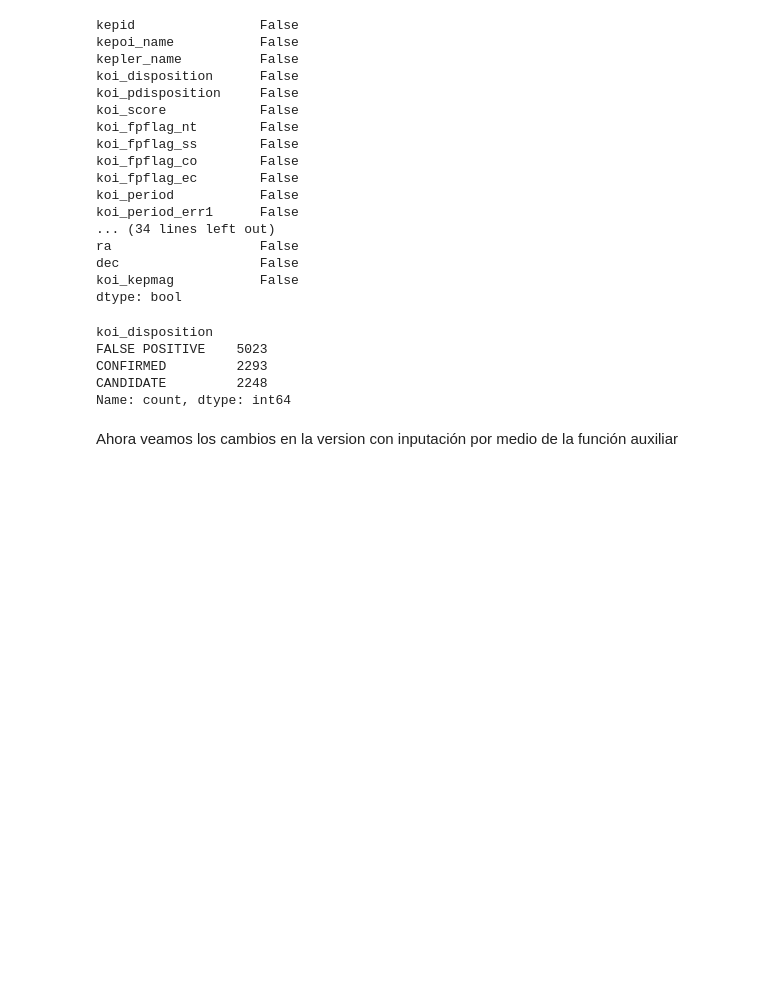
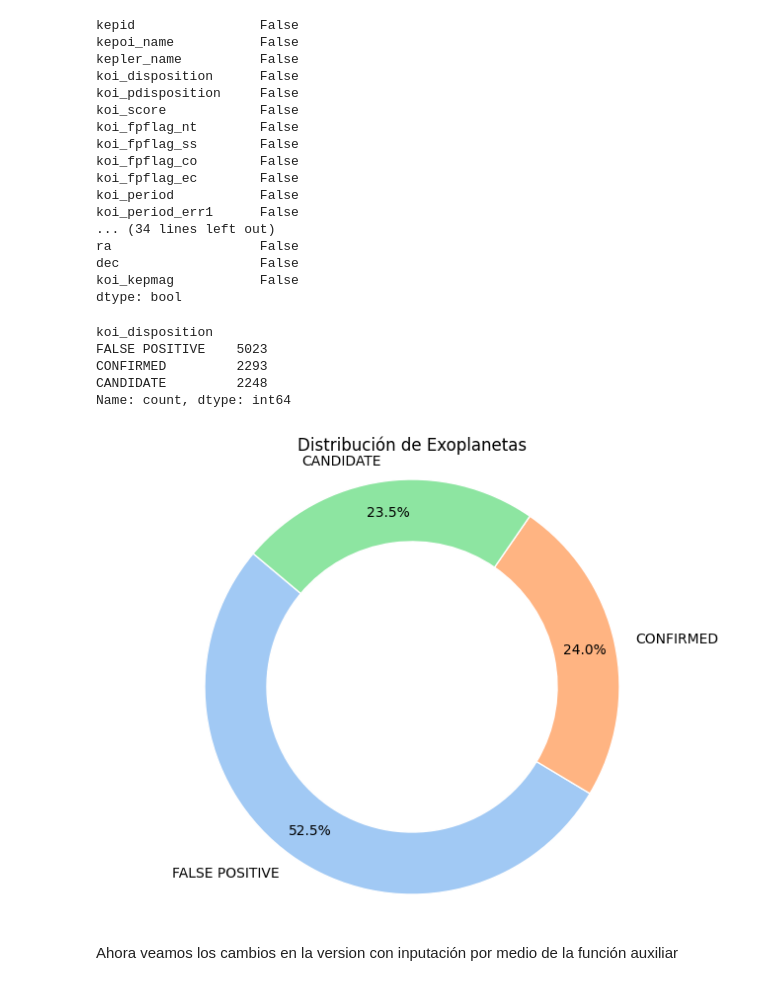
Before and after one commit to lvalencia232/KeplerExoplanet, a Jupyter notebook: kepler_exoplanet.ipynb, the cells around one changed output. Cells and saved outputs as stored; diff of their text form; code cells hidden in the pictures; blank space fills up the shorter version.

```diff
--- a/kepler_exoplanet.ipynb
+++ b/kepler_exoplanet.ipynb
@@ -606,6 +606,24 @@ FALSE POSITIVE    5023
 CONFIRMED         2293
 CANDIDATE         2248
 Name: count, dtype: int64
+# %%
+conteo_planetas = df['koi_disposition'].value_counts().values
+categorias = df['koi_disposition'].value_counts().index
+colors = sns.color_palette("pastel", n_colors=len(sizes))
+
+plt.figure(figsize=(8, 6))
+plt.pie(conteo_planetas,
+        labels=categorias,
+        colors=colors,
+        autopct='%1.1f%%',
+        startangle=140,
+        pctdistance=0.85,
+        wedgeprops=dict(width=0.3, edgecolor='white'))
+plt.axis('equal')
+plt.title('Distribución de Exoplanetas')
+plt.show()
+# %% [output]
+[figure, added]
 # %% [markdown]
 Ahora veamos los cambios en la version con inputación por medio de la función auxiliar
 # %%
```
